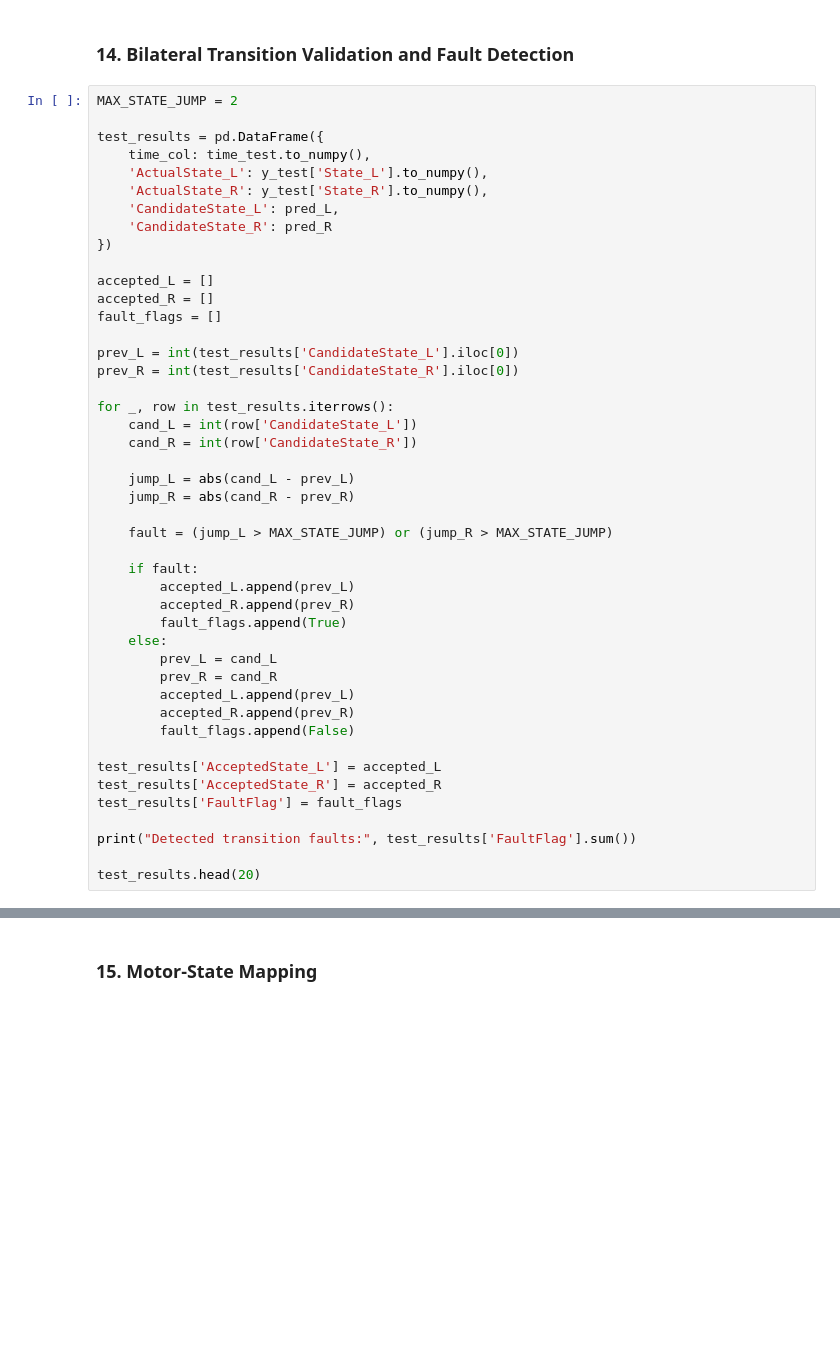
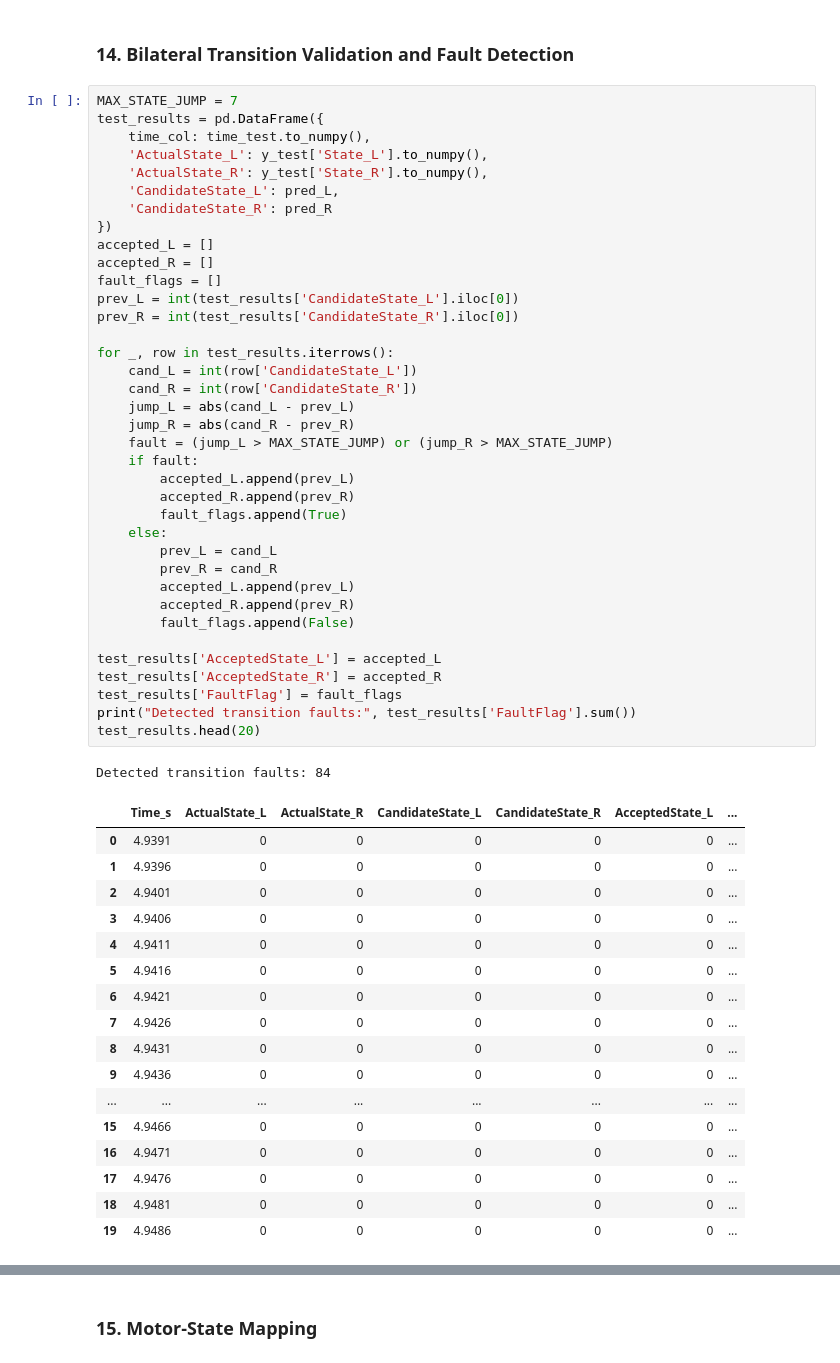
Before and after one commit to LeenGhazi/FES-Exoskeleton-Project, a Jupyter notebook: Data Analysis 1 - Leen/Model1.ipynb, the cells around one changed output, grey strips where cells are left out. Saved outputs shown, nothing was run; the diff lists cells and outputs as text; blank space fills up the shorter version.

```diff
--- a/Data Analysis 1 - Leen/Model1.ipynb
+++ b/Data Analysis 1 - Leen/Model1.ipynb
@@ -790,8 +945,7 @@ plt.show()
 # %% [markdown]
 ### 14. Bilateral Transition Validation and Fault Detection
 # %%
-MAX_STATE_JUMP = 2
-
+MAX_STATE_JUMP = 7
 test_results = pd.DataFrame({
     time_col: time_test.to_numpy(),
     'ActualState_L': y_test['State_L'].to_numpy(),
@@ -799,41 +953,53 @@ test_results = pd.DataFrame({
     'CandidateState_L': pred_L,
     'CandidateState_R': pred_R
 })
-
 accepted_L = []
 accepted_R = []
 fault_flags = []
-
 prev_L = int(test_results['CandidateState_L'].iloc[0])
 prev_R = int(test_results['CandidateState_R'].iloc[0])
 
 for _, row in test_results.iterrows():
     cand_L = int(row['CandidateState_L'])
     cand_R = int(row['CandidateState_R'])
-
     jump_L = abs(cand_L - prev_L)
     jump_R = abs(cand_R - prev_R)
-
     fault = (jump_L > MAX_STATE_JUMP) or (jump_R > MAX_STATE_JUMP)
-
     if fault:
         accepted_L.append(prev_L)
         accepted_R.append(prev_R)
         fault_flags.append(True)
     else:
         prev_L = cand_L
         prev_R = cand_R
         accepted_L.append(prev_L)
         accepted_R.append(prev_R)
         fault_flags.append(False)
 
 test_results['AcceptedState_L'] = accepted_L
 test_results['AcceptedState_R'] = accepted_R
 test_results['FaultFlag'] = fault_flags
-
 print("Detected transition faults:", test_results['FaultFlag'].sum())
-
 test_results.head(20)
+# %% [output]
+Detected transition faults: 84
+|  | Time_s | ActualState_L | ActualState_R | CandidateState_L | CandidateState_R | AcceptedState_L | ... |
+| 0 | 4.9391 | 0 | 0 | 0 | 0 | 0 | ... |
+| 1 | 4.9396 | 0 | 0 | 0 | 0 | 0 | ... |
+| 2 | 4.9401 | 0 | 0 | 0 | 0 | 0 | ... |
+| 3 | 4.9406 | 0 | 0 | 0 | 0 | 0 | ... |
+| 4 | 4.9411 | 0 | 0 | 0 | 0 | 0 | ... |
+| 5 | 4.9416 | 0 | 0 | 0 | 0 | 0 | ... |
+| 6 | 4.9421 | 0 | 0 | 0 | 0 | 0 | ... |
+| 7 | 4.9426 | 0 | 0 | 0 | 0 | 0 | ... |
+| 8 | 4.9431 | 0 | 0 | 0 | 0 | 0 | ... |
+| 9 | 4.9436 | 0 | 0 | 0 | 0 | 0 | ... |
+| ... | ... | ... | ... | ... | ... | ... | ... |
+| 15 | 4.9466 | 0 | 0 | 0 | 0 | 0 | ... |
+| 16 | 4.9471 | 0 | 0 | 0 | 0 | 0 | ... |
+| 17 | 4.9476 | 0 | 0 | 0 | 0 | 0 | ... |
+| 18 | 4.9481 | 0 | 0 | 0 | 0 | 0 | ... |
+| 19 | 4.9486 | 0 | 0 | 0 | 0 | 0 | ... |
 # %%
 fig, axes = plt.subplots(2, 1, figsize=(15, 8), sharex=True)
 
```
Also changed, not shown: parts of 46 cells of this notebook.
